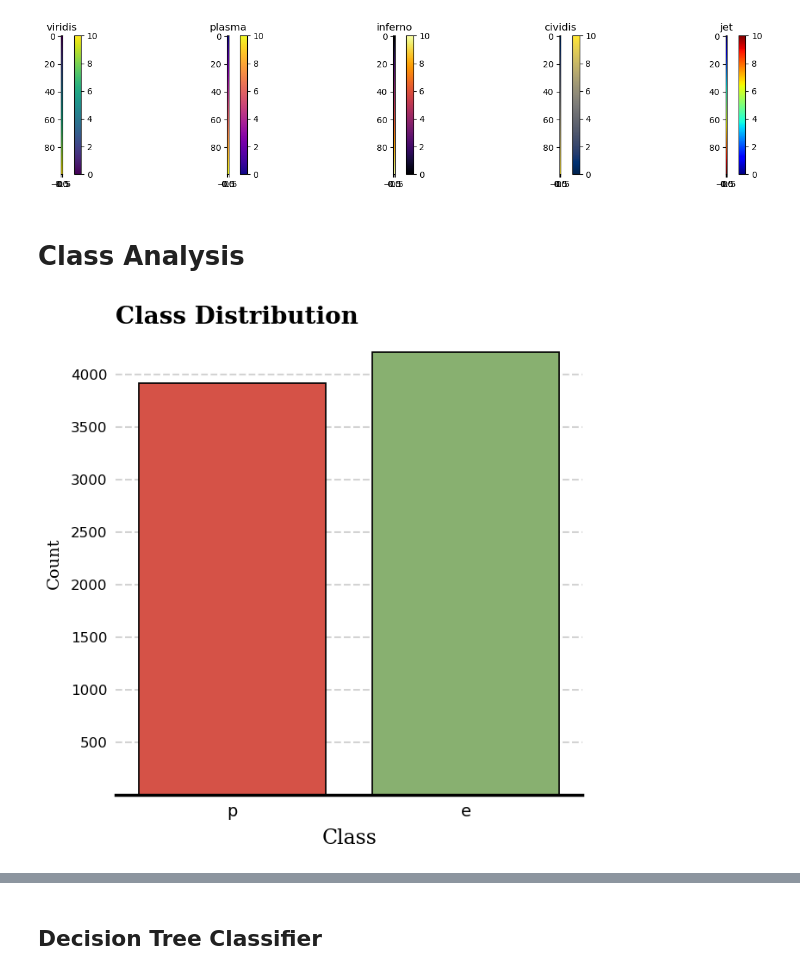
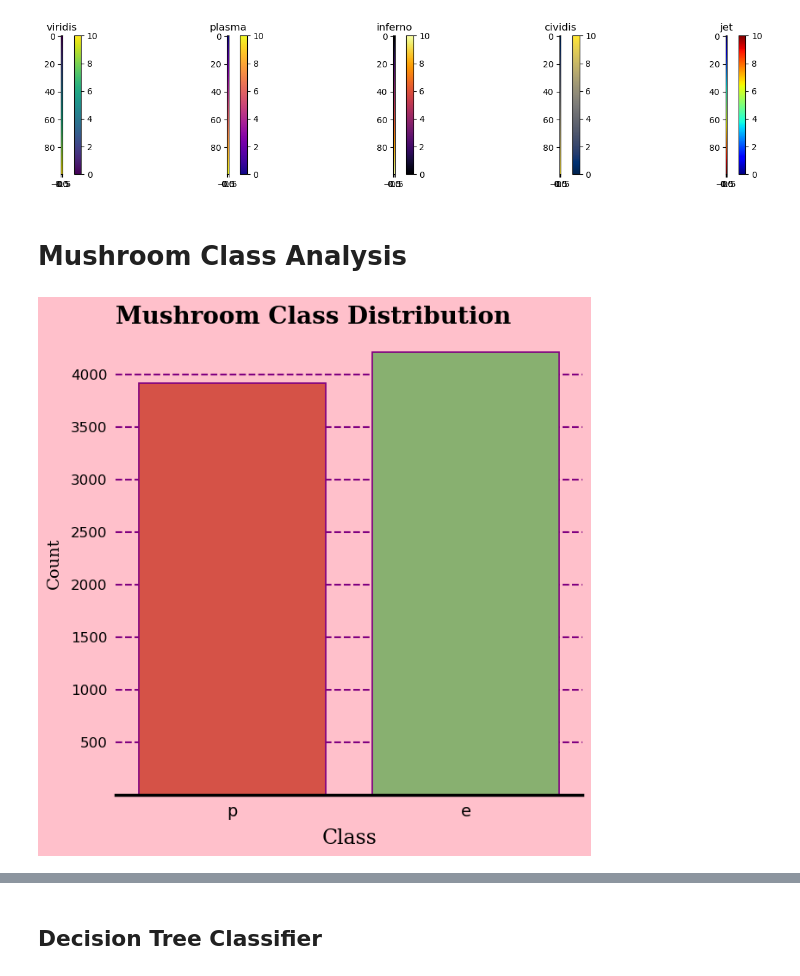
Before and after one commit to McKala1/MKK-Fun, a Jupyter notebook: mushroom_decision_trees_graphviz.ipynb, the cells around one changed output, grey strips where cells are left out. Cells and saved outputs as stored; diff of their text form; code cells hidden in the pictures.

Commit message:
adding more mushroom graphs

```diff
--- a/mushroom_decision_trees_graphviz.ipynb
+++ b/mushroom_decision_trees_graphviz.ipynb
@@ -80,25 +80,25 @@ plt.show()
 # %% [output]
 [figure]
 # %% [markdown]
-# Class Analysis
+# Mushroom Class Analysis
 # %%
 fig = plt.figure(figsize=(7, 7))
-fig.set_facecolor("#fff")
+fig.set_facecolor("#FFC0CB")
 
 ax = fig.add_subplot()
-ax.set_facecolor("#fff")
+ax.set_facecolor("#FFC0CB")
 
-sns.countplot(x="class", data=fungi, palette=colors, ec="#000", alpha=1, linewidth=1.25, zorder=2, ax=ax)
-ax.grid(axis="y", linewidth=1.5, color="lightgrey", linestyle="--", zorder=0)
+sns.countplot(x="class", data=fungi, palette=colors, ec="#800080", alpha=1, linewidth=1.25, zorder=2, ax=ax)
+ax.grid(axis="y", linewidth=1.5, color="purple", linestyle="--", zorder=0)
 ax.xaxis.set_tick_params(size=0, labelsize=14, pad=7)
 ax.set_xlabel("Class", fontsize=17, fontfamily="serif", labelpad=7)
 ax.yaxis.set_tick_params(size=0, labelsize=12, pad=7)
 ax.set_ylabel("Count", fontsize=14, fontfamily="serif", labelpad=7)
 hide_spines(ax, spines=["top", "right", "left"])
 ax.spines["bottom"].set(linewidth=2.5)
 
-ax.set_title("Class Distribution", fontsize=20, fontweight="bold", fontfamily="serif", loc="left")
+ax.set_title("Mushroom Class Distribution", fontsize=20, fontweight="bold", fontfamily="serif", loc="left")
 ax.set_ylim(1)
 fig.show()
 # %% [output]
-[figure, old version]
+[figure, new version]
```
Also changed, not shown: parts of 3 cells of this notebook.
